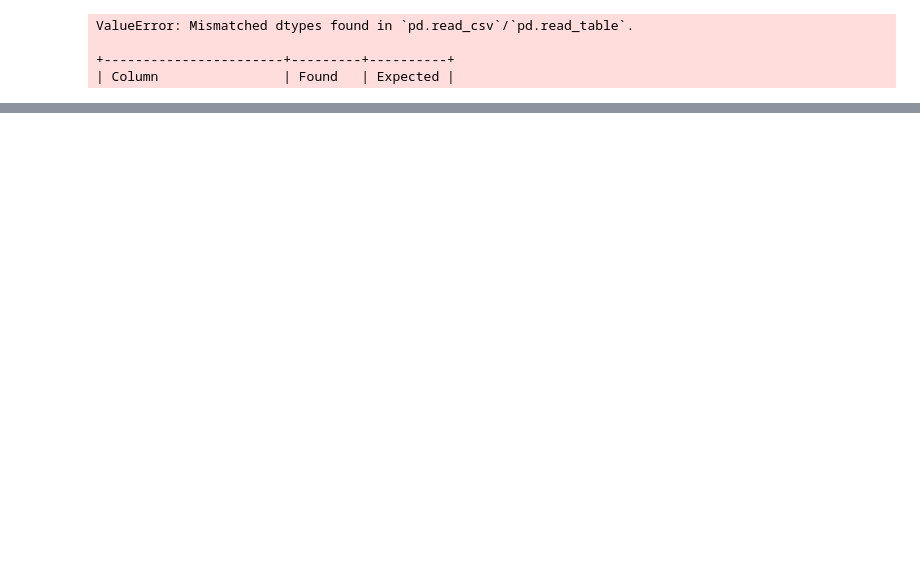
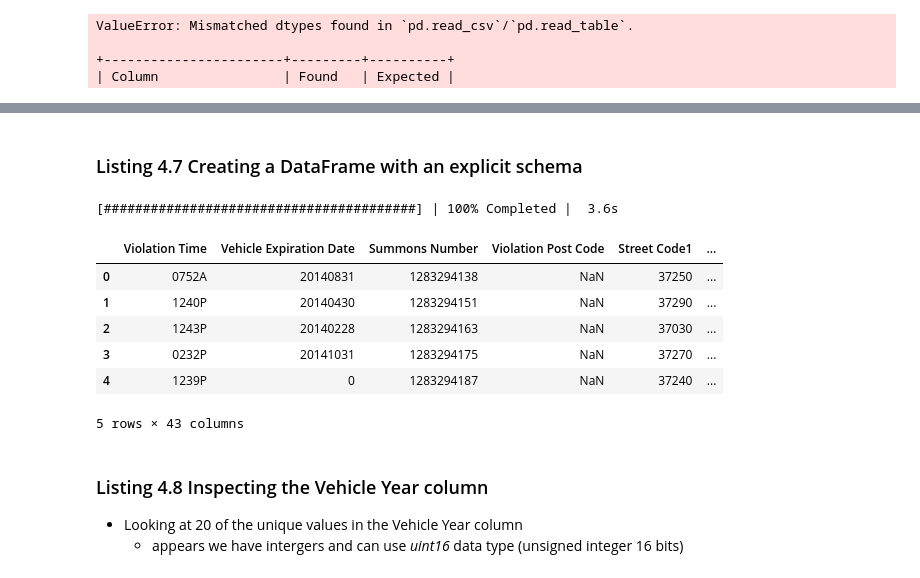
Before and after one commit to sburklund/data_science, a Jupyter notebook: Python/python_dask/notebooks/chapt4_listing_4_1.ipynb, the cells around one changed output, grey strips where cells are left out. Saved outputs shown, nothing was run; the diff lists cells and outputs as text; code cells hidden in the pictures; blank space fills up the shorter version.

```diff
--- a/Python/python_dask/notebooks/chapt4_listing_4_1.ipynb
+++ b/Python/python_dask/notebooks/chapt4_listing_4_1.ipynb
@@ -150,0 +160,7 @@ ValueError: Mismatched dtypes found in `pd.read_csv`/`pd.read_table`.
+# %%
+import numpy as np
+import pandas as pd
+
+dtype_tuples = [(x, np.str) for x in common_columns]
+dtypes = dict(dtype_tuples)
+dtypes
@@ -150,0 +185,20 @@ ValueError: Mismatched dtypes found in `pd.read_csv`/`pd.read_table`.
+# %% [markdown]
+### Listing 4.7  Creating a DataFrame with an explicit schema
+# %%
+fy14 = dd.read_csv('../data/nyc-parking-tickets/Parking_Violations_Issued_-_Fiscal_Year_2014__August_2013___June_2014_.csv', dtype=dtypes)
+
+with ProgressBar():
+    display(fy14[common_columns].head())
+# %% [output]
+[########################################] | 100% Completed |  3.6s
+|  | Violation Time | Vehicle Expiration Date | Summons Number | Violation Post Code | Street Code1 | ... |
+| 0 | 0752A | 20140831 | 1283294138 | NaN | 37250 | ... |
+| 1 | 1240P | 20140430 | 1283294151 | NaN | 37290 | ... |
+| 2 | 1243P | 20140228 | 1283294163 | NaN | 37030 | ... |
+| 3 | 0232P | 20141031 | 1283294175 | NaN | 37270 | ... |
+| 4 | 1239P | 0 | 1283294187 | NaN | 37240 | ... |
+5 rows × 43 columns
+# %% [markdown]
+### Listing 4.8  Inspecting the Vehicle Year column
+- Looking at 20 of the unique values in the Vehicle Year column
+    - appears we have intergers and can use *uint16* data type (unsigned integer 16 bits)
```
Also changed, not shown: parts of 16 cells of this notebook, 2 other files.
